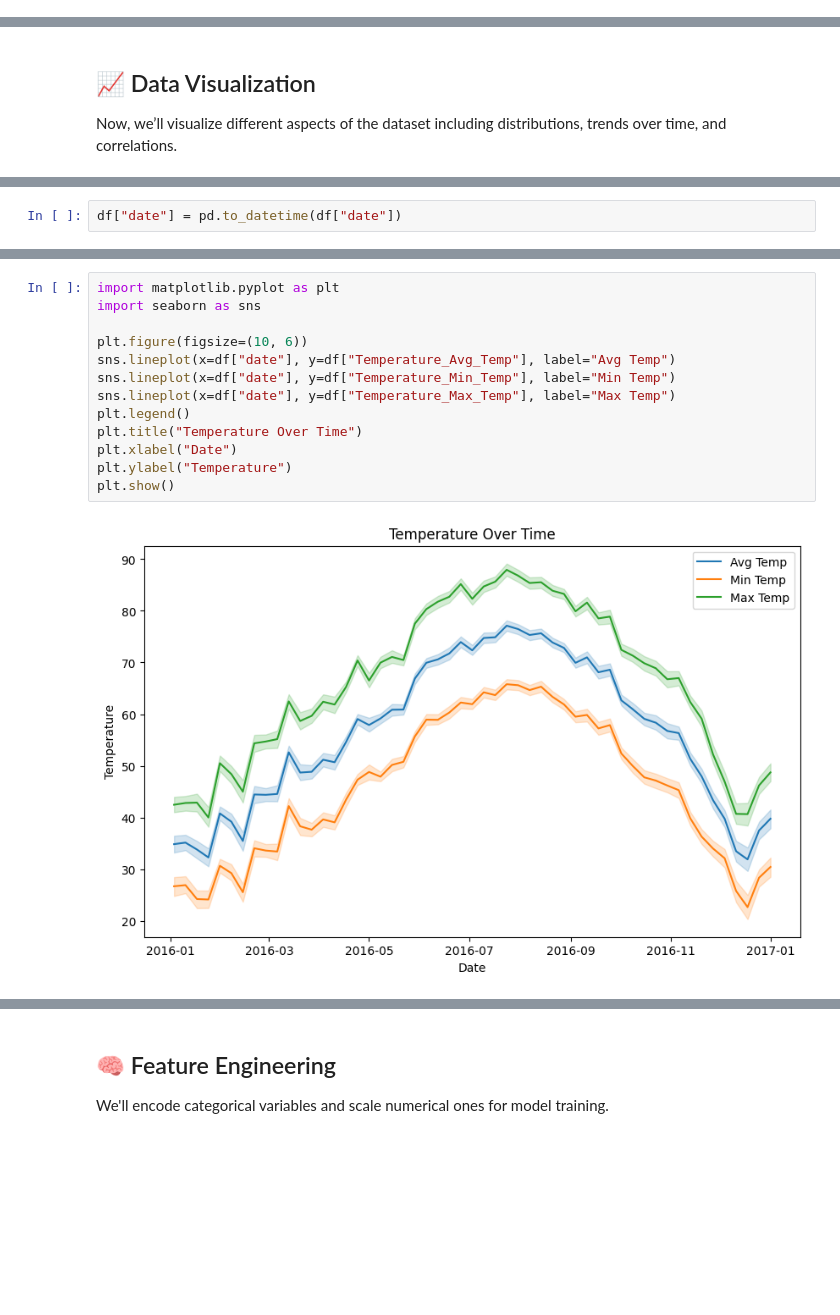
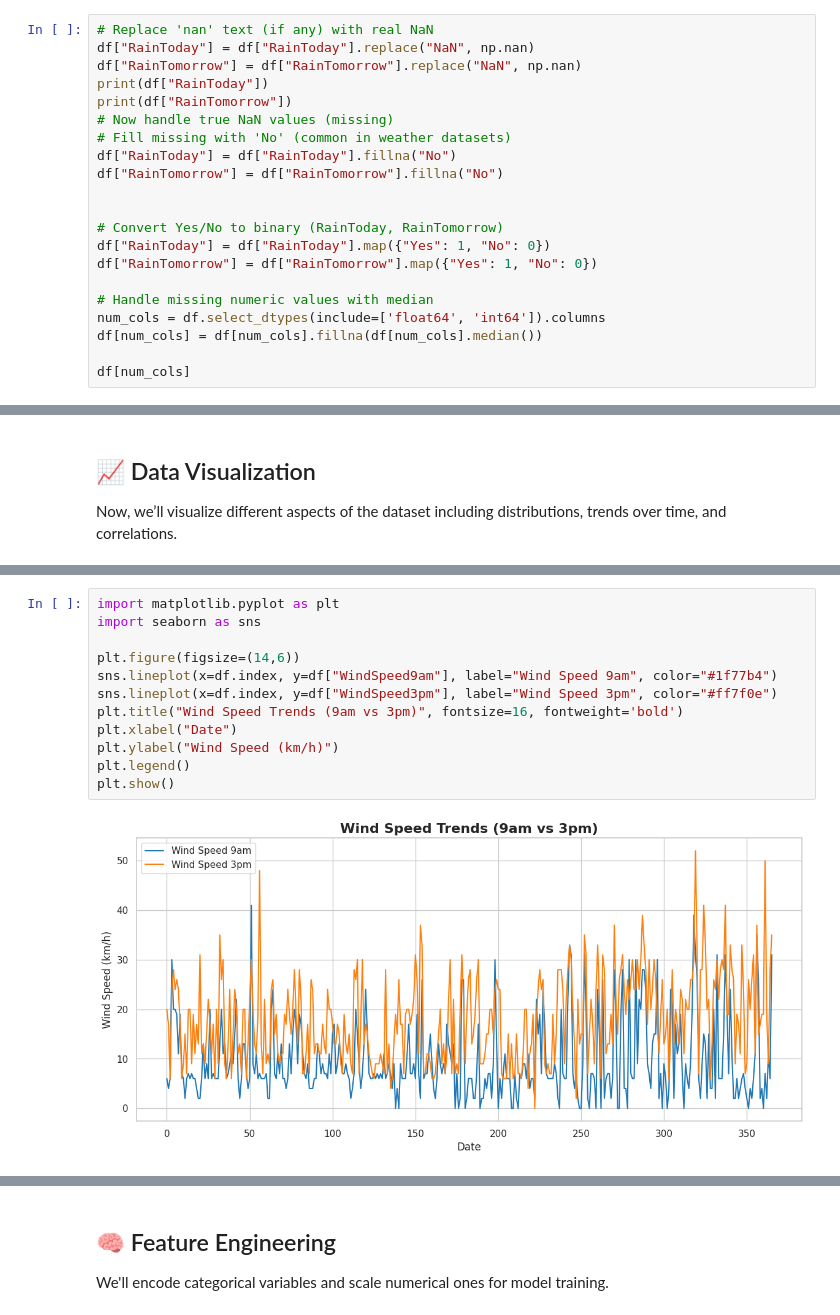
Before and after one commit to saikatM333/weather_eda, a Jupyter notebook: weather_data_eda.ipynb, the cells around one changed output, grey strips where cells are left out. Cells and saved outputs as stored; diff of their text form; blank space fills up the shorter version.

```diff
--- a/weather_data_eda.ipynb
+++ b/weather_data_eda.ipynb
@@ -141,0 +126,21 @@ df.rename(columns={"Data.Precipitation":"Precipitation",
+# %%
+# Replace 'nan' text (if any) with real NaN
+df["RainToday"] = df["RainToday"].replace("NaN", np.nan)
+df["RainTomorrow"] = df["RainTomorrow"].replace("NaN", np.nan)
+print(df["RainToday"])
+print(df["RainTomorrow"])
+# Now handle true NaN values (missing)
+# Fill missing with 'No' (common in weather datasets)
+df["RainToday"] = df["RainToday"].fillna("No")
+df["RainTomorrow"] = df["RainTomorrow"].fillna("No")
+
+
+# Convert Yes/No to binary (RainToday, RainTomorrow)
+df["RainToday"] = df["RainToday"].map({"Yes": 1, "No": 0})
+df["RainTomorrow"] = df["RainTomorrow"].map({"Yes": 1, "No": 0})
+
+# Handle missing numeric values with median
+num_cols = df.select_dtypes(include=['float64', 'int64']).columns
+df[num_cols] = df[num_cols].fillna(df[num_cols].median())
+
+df[num_cols]
@@ -170,2 +205,0 @@ plt.show()
-# %%
-df["date"] = pd.to_datetime(df["date"])
@@ -178,16 +206,15 @@ plt.show()
 # %%
 import matplotlib.pyplot as plt
 import seaborn as sns
 
-plt.figure(figsize=(10, 6))
-sns.lineplot(x=df["date"], y=df["Temperature_Avg_Temp"], label="Avg Temp")
-sns.lineplot(x=df["date"], y=df["Temperature_Min_Temp"], label="Min Temp")
-sns.lineplot(x=df["date"], y=df["Temperature_Max_Temp"], label="Max Temp")
+plt.figure(figsize=(14,6))
+sns.lineplot(x=df.index, y=df["WindSpeed9am"], label="Wind Speed 9am", color="#1f77b4")
+sns.lineplot(x=df.index, y=df["WindSpeed3pm"], label="Wind Speed 3pm", color="#ff7f0e")
+plt.title("Wind Speed Trends (9am vs 3pm)", fontsize=16, fontweight='bold')
+plt.xlabel("Date")
+plt.ylabel("Wind Speed (km/h)")
 plt.legend()
-plt.title("Temperature Over Time")
-plt.xlabel("Date")
-plt.ylabel("Temperature")
 plt.show()
 # %% [output]
-[figure, old version]
+[figure, new version]
 # %%
```
Also changed, not shown: parts of 32 cells of this notebook, 1 other file.
